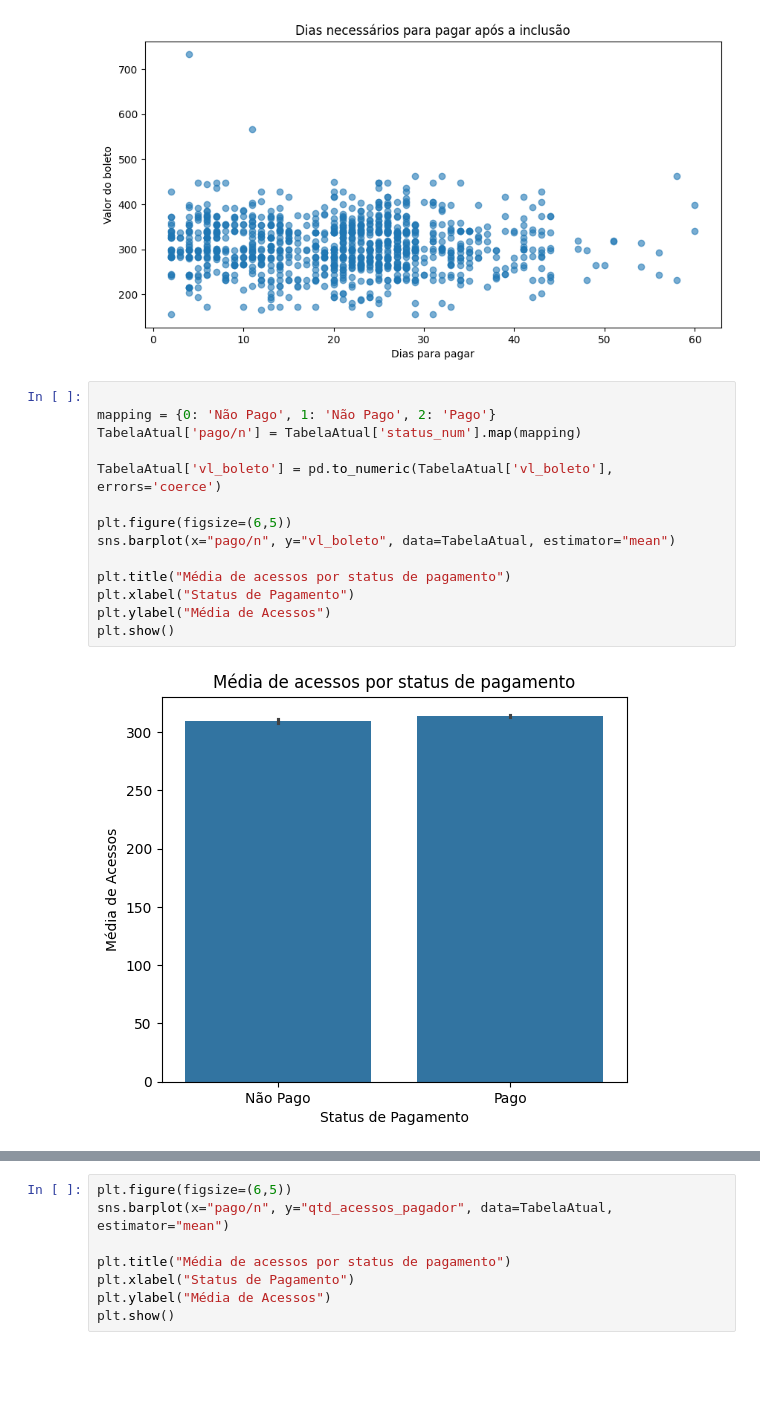
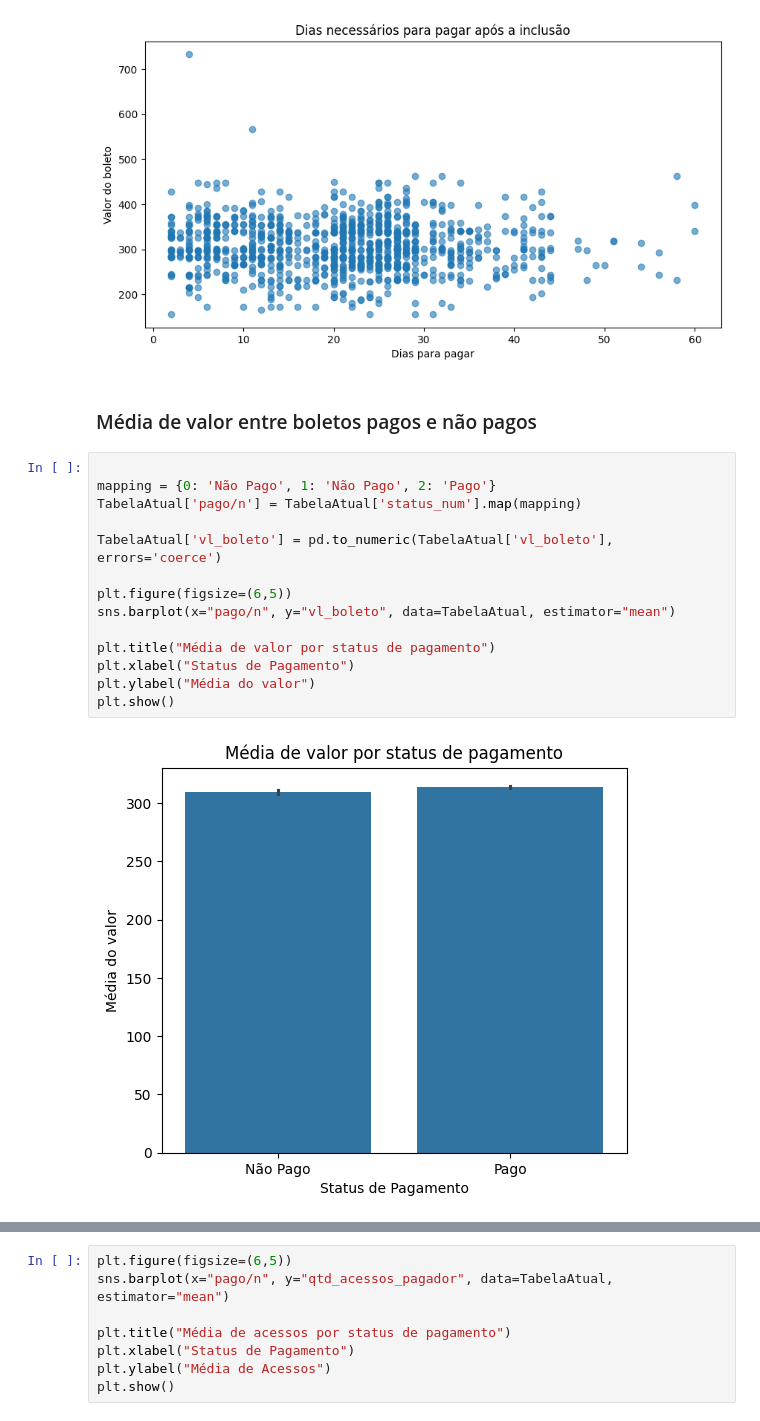
Before and after one commit to jjalmeidadev/payback-projeto, a Jupyter notebook: notebooks/Exploração_de_Dados,_Pré_processamento_e_Levantamento_de_Hipóteses_The_Seven.ipynb, the cells around one changed output, grey strips where cells are left out. Drawn from its saved outputs; the diff is of its cells as text; blank space fills up the shorter version.

```diff
--- a/notebooks/Exploração_de_Dados,_Pré_processamento_e_Levantamento_de_Hipóteses_The_Seven.ipynb
+++ b/notebooks/Exploração_de_Dados,_Pré_processamento_e_Levantamento_de_Hipóteses_The_Seven.ipynb
@@ -447,19 +354,21 @@ Try using .loc[row_indexer,col_indexer] = value instead
 See the caveats in the documentation: https://pandas.pydata.org/pandas-docs/stable/user_guide/indexing.html#returning-a-view-versus-a-copy
   DiasParaPagar['vl_boleto'] = pd.to_numeric(TabelaAtual['vl_boleto'], errors='coerce')
 [figure]
+# %% [markdown]
+### Média de valor entre boletos pagos e não pagos
 # %%
 
 mapping = {0: 'Não Pago', 1: 'Não Pago', 2: 'Pago'}
 TabelaAtual['pago/n'] = TabelaAtual['status_num'].map(mapping)
 
 TabelaAtual['vl_boleto'] = pd.to_numeric(TabelaAtual['vl_boleto'], errors='coerce')
 
 plt.figure(figsize=(6,5))
 sns.barplot(x="pago/n", y="vl_boleto", data=TabelaAtual, estimator="mean")
 
-plt.title("Média de acessos por status de pagamento")
+plt.title("Média de valor por status de pagamento")
 plt.xlabel("Status de Pagamento")
-plt.ylabel("Média de Acessos")
+plt.ylabel("Média do valor")
 plt.show()
 # %% [output]
-[figure, old version]
+[figure, new version]
```
Also changed, not shown: parts of 28 cells of this notebook.
